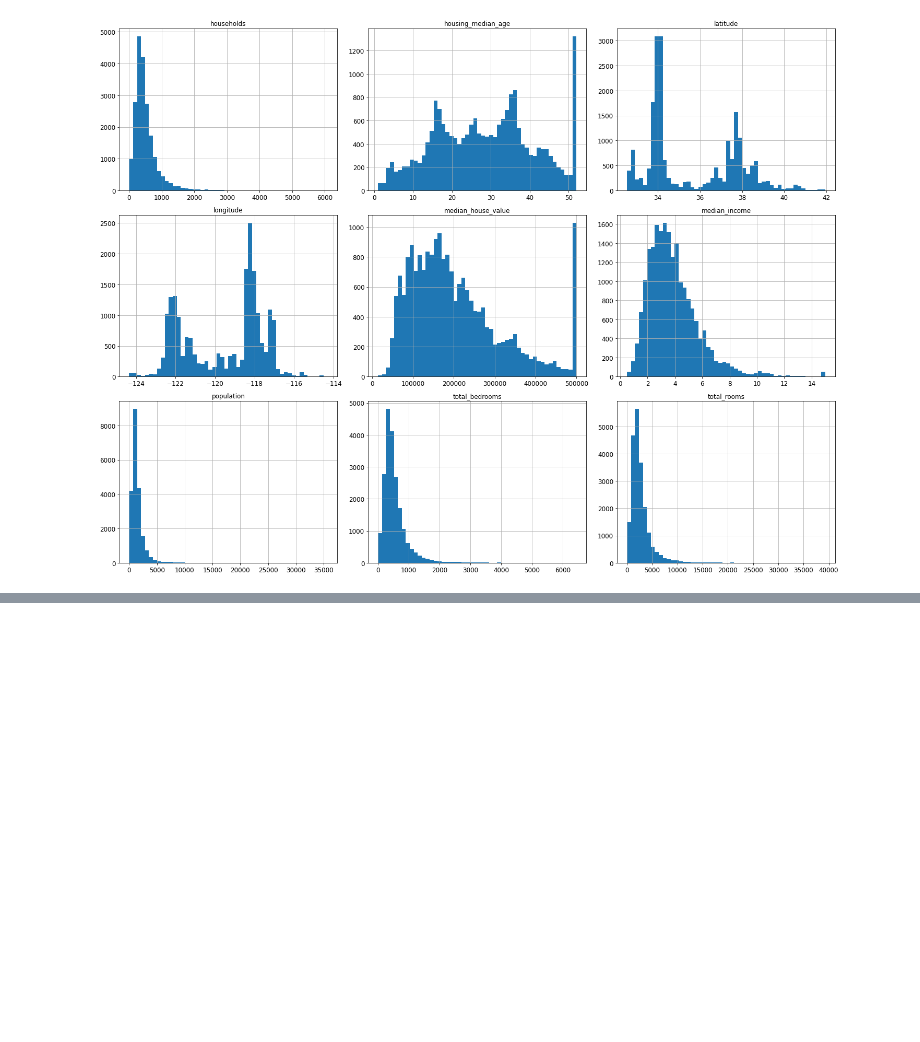
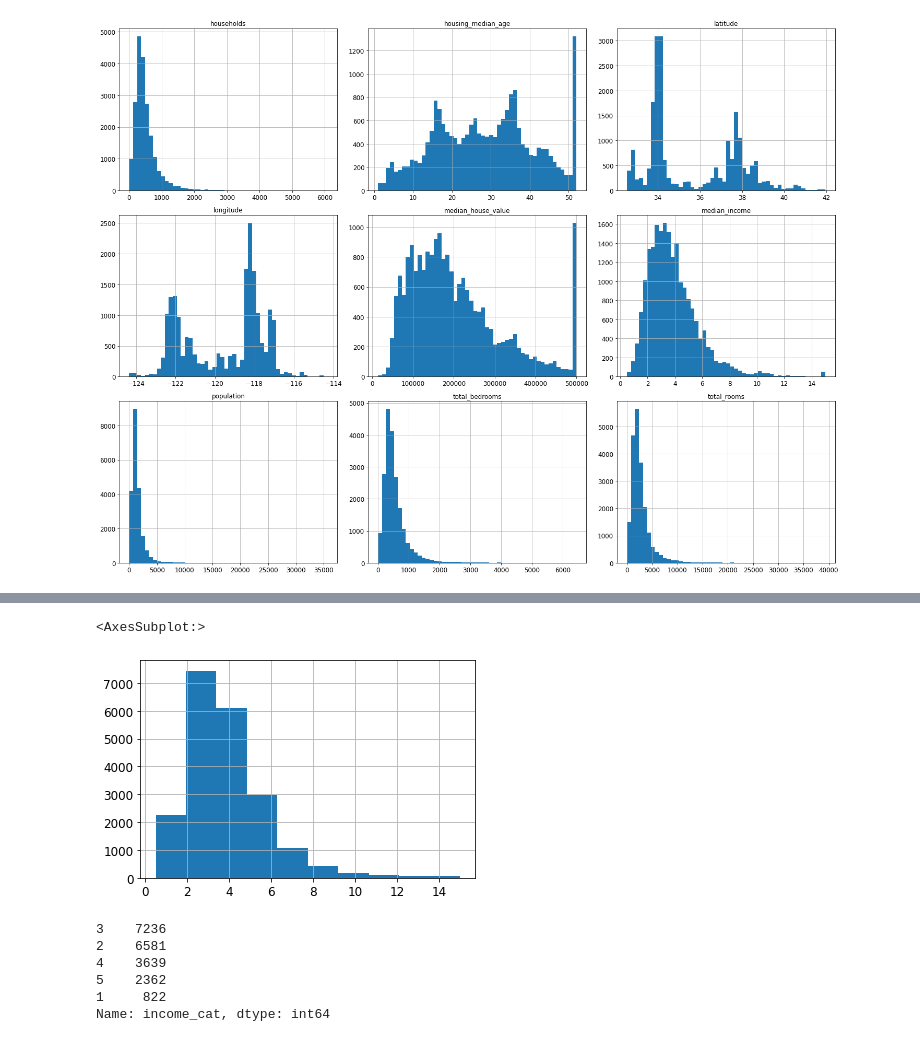
Before and after one commit to Anshul-GH/machine-learning, a Jupyter notebook: hands-on-ml-with-sklearn-keras-tensorflow/02_ch_end_to_end_ml_project.ipynb, the cells around one changed output, grey strips where cells are left out. Saved outputs shown, nothing was run; the diff lists cells and outputs as text; code cells hidden in the pictures; blank space fills up the shorter version.

```diff
--- a/hands-on-ml-with-sklearn-keras-tensorflow/02_ch_end_to_end_ml_project.ipynb
+++ b/hands-on-ml-with-sklearn-keras-tensorflow/02_ch_end_to_end_ml_project.ipynb
@@ -116,0 +186,6 @@ np.random.seed(42)
+# %%
+# evaluating median income - a feature highlighted as impt by the business team
+housing['median_income'].hist()
+# %% [output]
+<AxesSubplot:>
+[figure, added]
@@ -116,0 +195,9 @@ np.random.seed(42)
+# %%
+housing['income_cat'].value_counts()
+# %% [output]
+3    7236
+2    6581
+4    3639
+5    2362
+1     822
+Name: income_cat, dtype: int64
```
Also changed, not shown: parts of 15 cells of this notebook.
